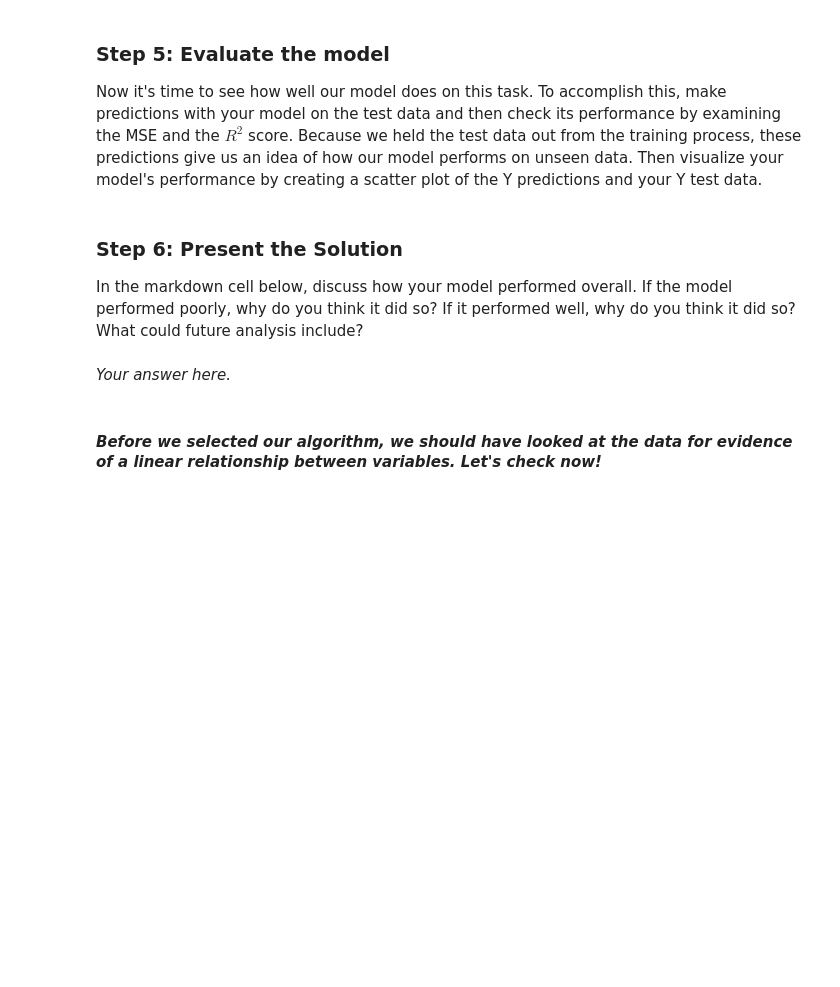
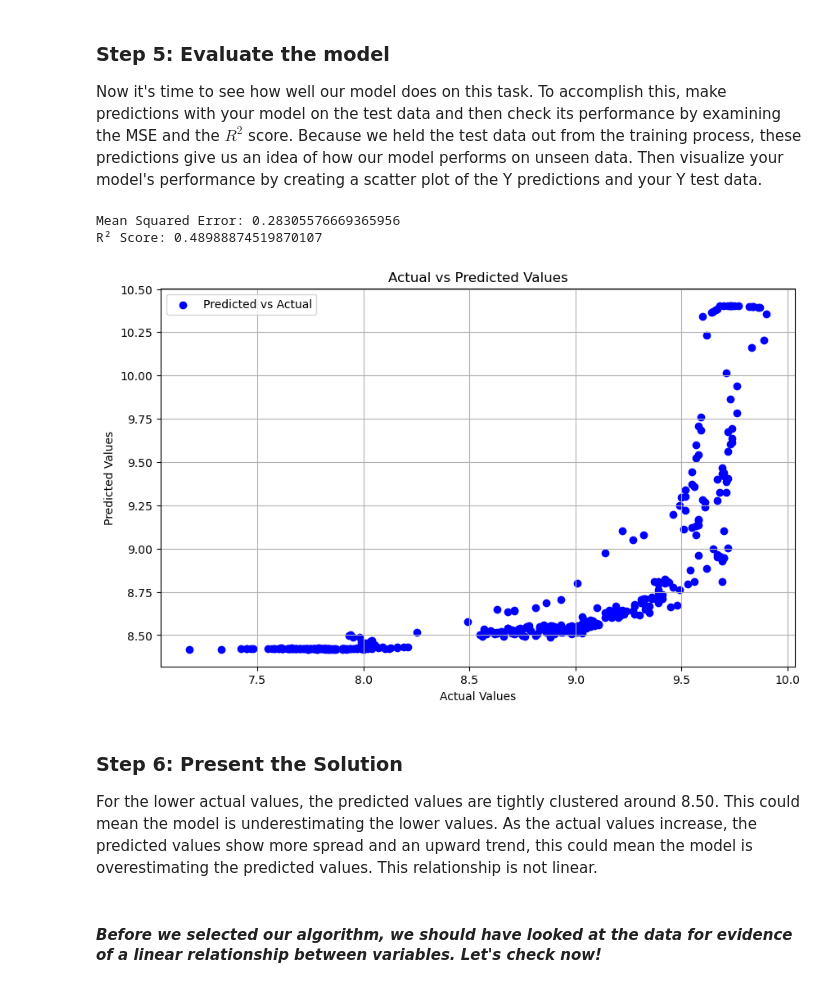
Before and after one commit to llumj/EDS232-labs, a Jupyter notebook: Week1/Lab1-hurricane.ipynb, the cells around one changed output. Cells and saved outputs as stored; diff of their text form; code cells hidden in the pictures; blank space fills up the shorter version.

```diff
--- a/Week1/Lab1-hurricane.ipynb
+++ b/Week1/Lab1-hurricane.ipynb
@@ -115,10 +146,11 @@ Select your data such that `albany_turbidity` is your feature or independent var
  **Use a test size of 0.33 and a random state of 42**.
 # %%
 # Select features and target
-X = ...
-Y = ...
+X = df[['albany_turbidity']]
+Y = df[['albany_DO']]
 
-X_train, X_test, Y_train, Y_test = ...
+# Split the data into training and testing sets
+X_train, X_test, Y_train, Y_test = train_test_split(X, Y, test_size= .33, random_state = 42)
 # %% [markdown]
 ### Step 4: Select your model
 
@@ -128,3 +160,4 @@ We are going to use linear regression to predict the turbidity in Albany. Is lin
 # %%
 # Initialize and fit the model
-model = ...
+model = LinearRegression().fit(X_train, Y_train)
+model
@@ -134,21 +169,33 @@ model = ...
 Now it's time to see how well our model does on this task.  To accomplish this, make predictions with your model on the test data and then check its performance by examining the MSE and the $R^2$ score. Because we held the test data out from the training process, these predictions give us an idea of how our model performs on unseen data. Then visualize your model's performance by creating a scatter plot of the Y predictions and your Y test data.
 # %%
 # Make predictions
-Y_pred = ...
+# Predict
+Y_pred = model.predict(X_test)
+
 
 # Calculate evaluation metrics using scikit-learn's mean_squared_error and r2_score
-mse = ...
-r2 = ...
+mse = mean_squared_error(Y_test, Y_pred)
+r2 = r2_score(Y_test, Y_pred)
+
 
 print(f"Mean Squared Error: {mse}")
 print(f"R² Score: {r2}")
 
 # Visualize predictions vs. actual values
+plt.figure(figsize=(10, 6))
+plt.scatter(Y_test, Y_pred, color='blue', label='Predicted vs Actual')
+plt.xlabel('Actual Values')
+plt.ylabel('Predicted Values')
+plt.title('Actual vs Predicted Values')
+plt.legend()
+plt.grid(True)
+# %% [output]
+Mean Squared Error: 0.28305576669365956
+R² Score: 0.48988874519870107
+[figure, added]
 # %% [markdown]
 ### Step 6:  Present the Solution
-In the markdown cell below, discuss how your model performed overall. If the model performed poorly, why do you think it did so? If it performed well, why do you think it did so? What could future analysis include?
+For the lower actual values, the predicted values are tightly clustered around 8.50. This could mean the model is underestimating the lower values. As the actual values increase, the predicted values show more spread and an upward trend, this could mean the model is overestimating the predicted values. This relationship is not linear.
-# %% [markdown]
-*Your answer here.*
 # %% [markdown]
 #### *Before we selected our algorithm, we should have looked at the data for evidence of a linear relationship between variables. Let's check now!*
 # %%
```
Also changed, not shown: parts of 12 cells of this notebook, 2 other files.
